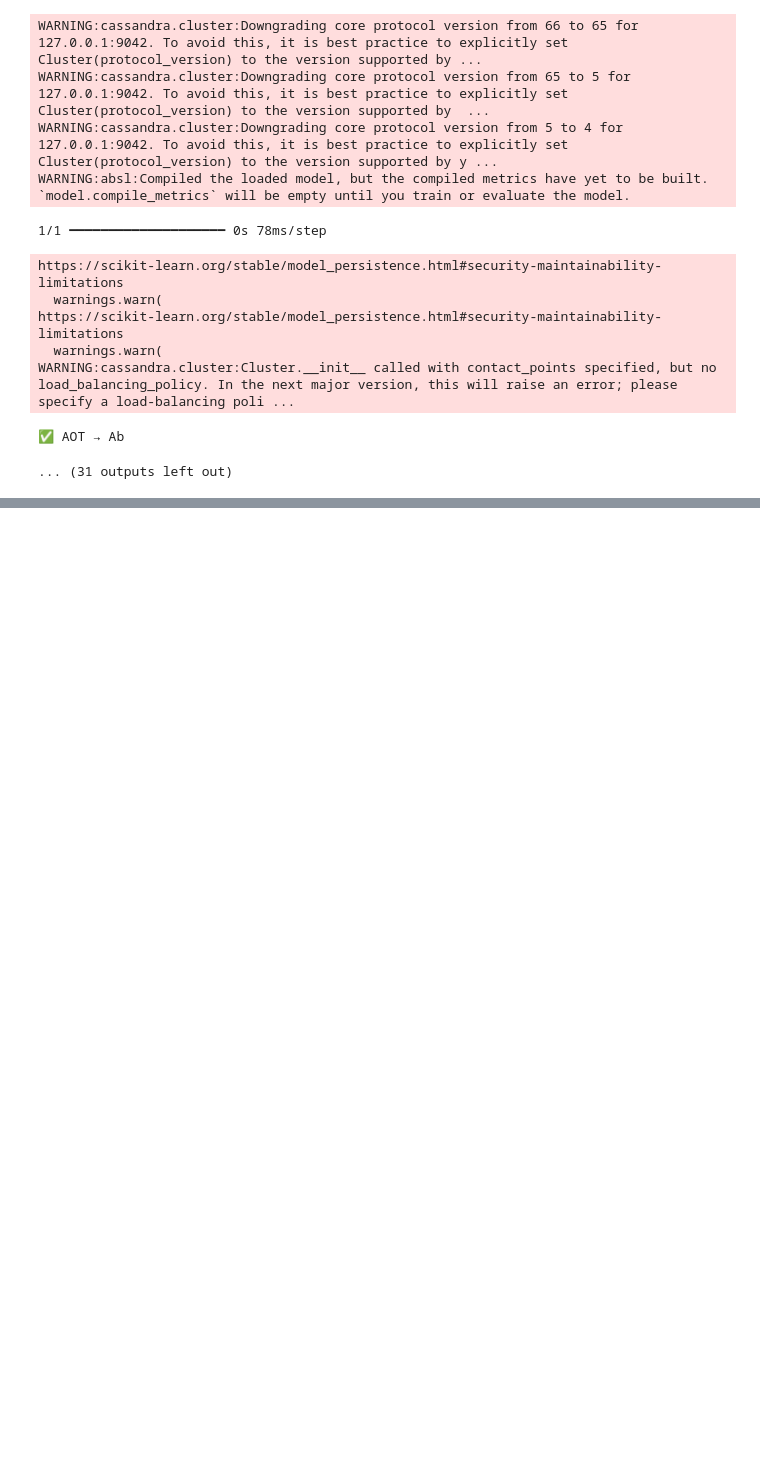
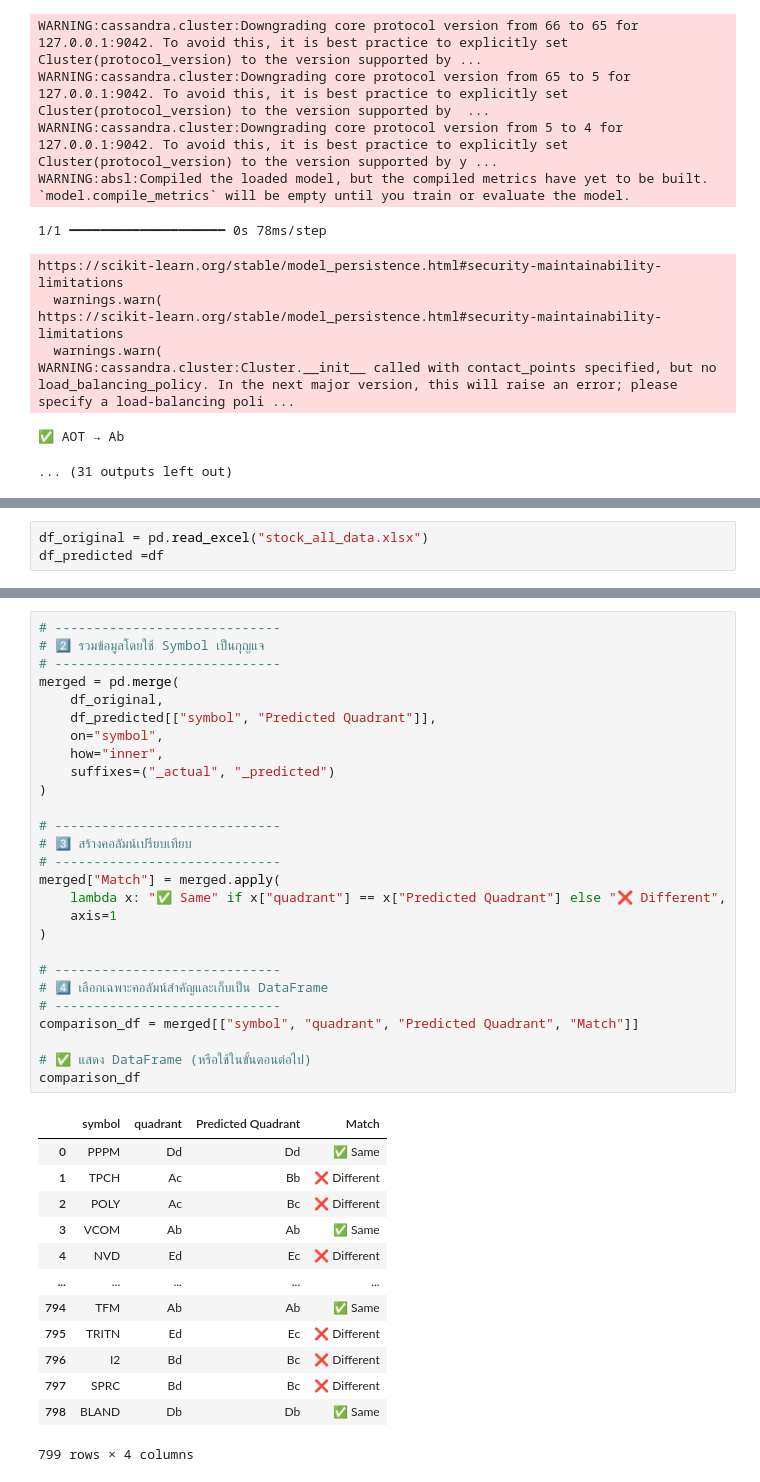
Before and after one commit to phqsuema123/Stock-quadrant-quantitative-analysis-using-deep-learning-classification, a Jupyter notebook: 1.Final_file/5.ployment/deployment_model.ipynb, the cells around one changed output, grey strips where cells are left out. Cells and saved outputs as stored; diff of their text form; blank space fills up the shorter version.

```diff
--- a/1.Final_file/5.ployment/deployment_model.ipynb
+++ b/1.Final_file/5.ployment/deployment_model.ipynb
@@ -268,0 +384,3 @@ WARNING:cassandra.cluster:Cluster.__init__ called with contact_points specified,
+# %%
+df_original = pd.read_excel("stock_all_data.xlsx")
+df_predicted =df
@@ -268,0 +445,41 @@ WARNING:cassandra.cluster:Cluster.__init__ called with contact_points specified,
+# %%
+# -----------------------------
+# 2️⃣ รวมข้อมูลโดยใช้ Symbol เป็นกุญแจ
+# -----------------------------
+merged = pd.merge(
+    df_original,
+    df_predicted[["symbol", "Predicted Quadrant"]],
+    on="symbol",
+    how="inner",
+    suffixes=("_actual", "_predicted")
+)
+
+# -----------------------------
+# 3️⃣ สร้างคอลัมน์เปรียบเทียบ
+# -----------------------------
+merged["Match"] = merged.apply(
+    lambda x: "✅ Same" if x["quadrant"] == x["Predicted Quadrant"] else "❌ Different",
+    axis=1
+)
+
+# -----------------------------
+# 4️⃣ เลือกเฉพาะคอลัมน์สำคัญและเก็บเป็น DataFrame
+# -----------------------------
+comparison_df = merged[["symbol", "quadrant", "Predicted Quadrant", "Match"]]
+
+# ✅ แสดง DataFrame (หรือใช้ในขั้นตอนต่อไป)
+comparison_df
+# %% [output]
+|  | symbol | quadrant | Predicted Quadrant | Match |
+| 0 | PPPM | Dd | Dd | ✅ Same |
+| 1 | TPCH | Ac | Bb | ❌ Different |
+| 2 | POLY | Ac | Bc | ❌ Different |
+| 3 | VCOM | Ab | Ab | ✅ Same |
+| 4 | NVD | Ed | Ec | ❌ Different |
+| ... | ... | ... | ... | ... |
+| 794 | TFM | Ab | Ab | ✅ Same |
+| 795 | TRITN | Ed | Ec | ❌ Different |
+| 796 | I2 | Bd | Bc | ❌ Different |
+| 797 | SPRC | Bd | Bc | ❌ Different |
+| 798 | BLAND | Db | Db | ✅ Same |
+799 rows × 4 columns
```
Also changed, not shown: parts of 4 cells of this notebook, 9 other files.
